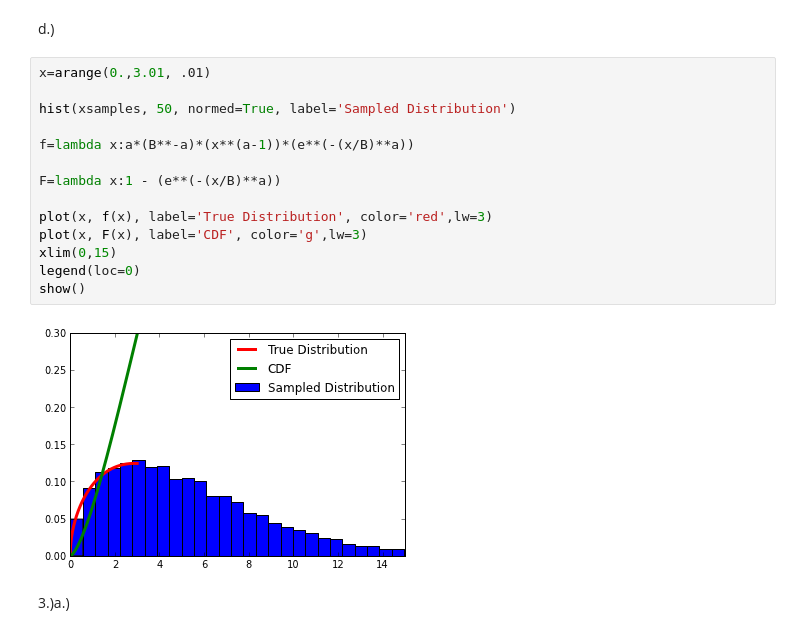
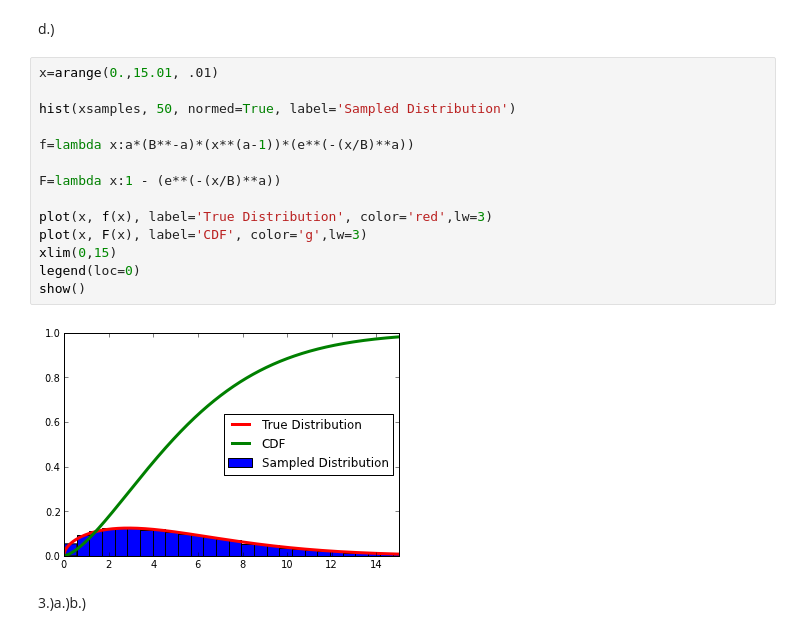
Before and after one commit to nmilgram/PHYS-202-S13, a Jupyter notebook: Week8/MC Simulation, Exercises 7.ipynb, the cells around one changed output. Cells and saved outputs as stored; diff of their text form.

```diff
--- a/Week8/MC Simulation, Exercises 7.ipynb
+++ b/Week8/MC Simulation, Exercises 7.ipynb
@@ -22,21 +22,21 @@ xsamples=Finv(z)
 # %% [markdown]
 d.)
 # %%
-x=arange(0.,3.01, .01)
+x=arange(0.,15.01, .01)
 
 hist(xsamples, 50, normed=True, label='Sampled Distribution')
 
 f=lambda x:a*(B**-a)*(x**(a-1))*(e**(-(x/B)**a))
 
 F=lambda x:1 - (e**(-(x/B)**a))
 
 plot(x, f(x), label='True Distribution', color='red',lw=3)
 plot(x, F(x), label='CDF', color='g',lw=3)
 xlim(0,15)
 legend(loc=0)
 show()
 # %% [output]
-[figure, old version]
+[figure, new version]
 # %% [markdown]
-3.)a.)
+3.)a.)b.)
 # %%
```
Also changed, not shown: parts of 2 cells of this notebook, 2 other files.
